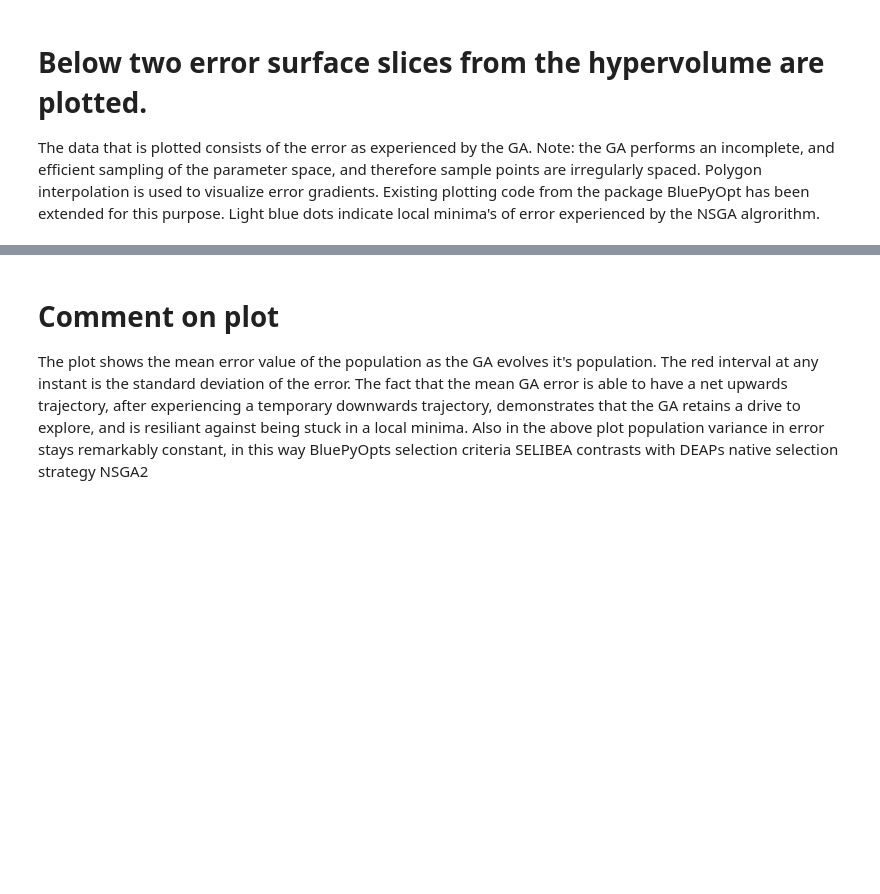
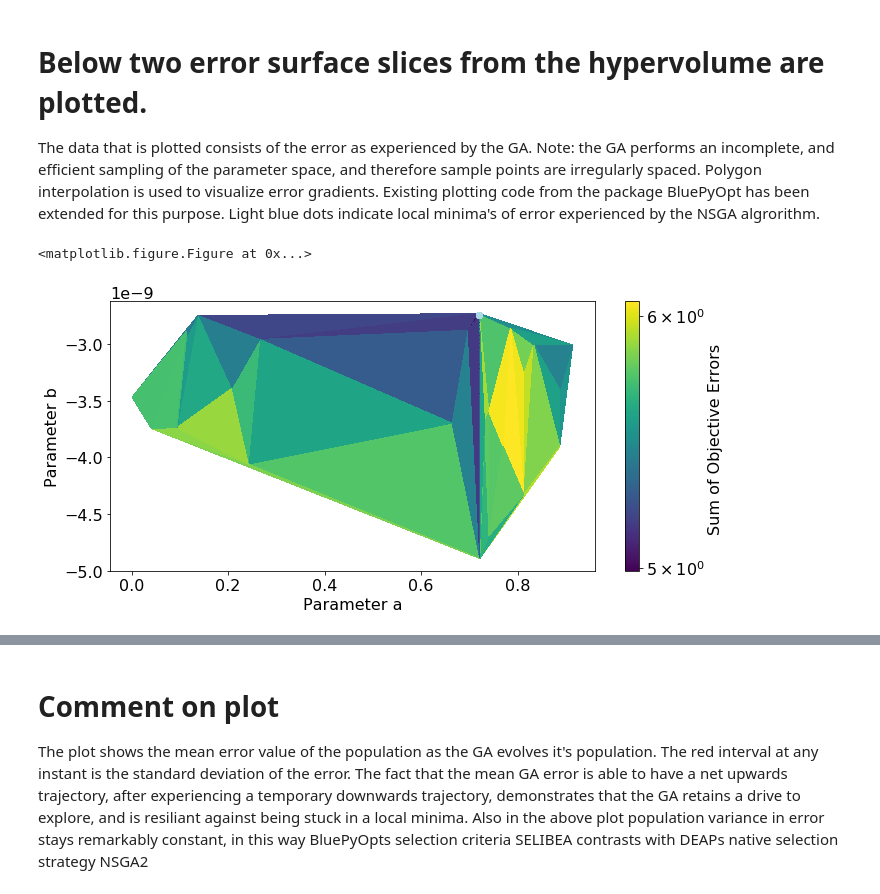
Before and after one commit to scidash/neuronunit, a Jupyter notebook: neuronunit/unit_test/test_ga_versus_grid.ipynb, the cells around one changed output, grey strips where cells are left out. Saved outputs shown, nothing was run; the diff lists cells and outputs as text; code cells hidden in the pictures; blank space fills up the shorter version.

```diff
--- a/neuronunit/unit_test/test_ga_versus_grid.ipynb
+++ b/neuronunit/unit_test/test_ga_versus_grid.ipynb
@@ -39,7 +40,7 @@ Here we use BluepyOpts IBEA, such that it can be compared to NSGA2.
 
 https://link.springer.com/article/10.1007/s00500-005-0027-5
 # %%
-MU = 15; NGEN = 50; CXPB = 0.9
+MU = 10; NGEN = 3; CXPB = 0.9
 USE_CACHED_GA = False
 # %% [markdown]
 ################
@@ -242,6 +288,9 @@ The data that is plotted consists of the error as experienced by the GA.
 Note: the GA performs an incomplete, and efficient sampling of the parameter space, and therefore sample points are irregularly spaced. Polygon interpolation is used to visualize error gradients. Existing plotting code from the package BluePyOpt has been extended for this purpose.
 Light blue dots indicate local minima's of error experienced by the NSGA algrorithm.
 # %%
-plot_surface(4,-3,td,history)
+plot_surface('a','b',td,history)
+# %% [output]
+<matplotlib.figure.Figure at 0x...>
+[figure, added]
 # %%
 
```
Also changed, not shown: parts of 7 cells of this notebook, 1 other file.
